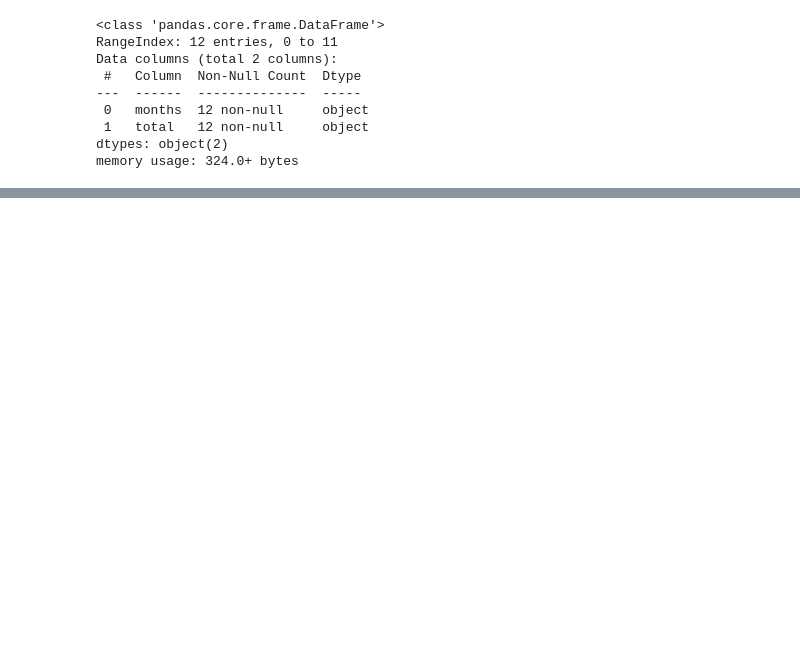
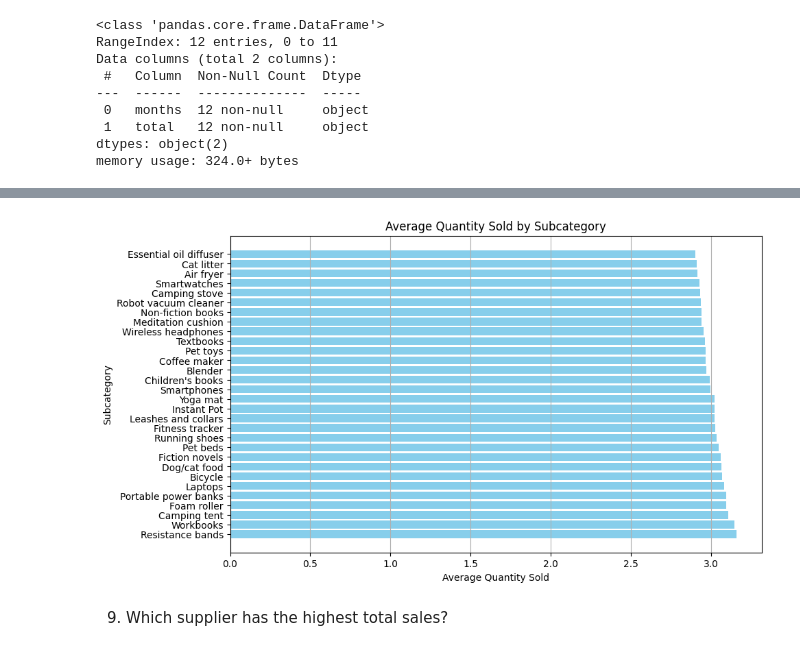
Before and after one commit to Deepak-karmiyal/Mysql-project, a Jupyter notebook: swiftmarket.ipynb, the cells around one changed output, grey strips where cells are left out. Cells and saved outputs as stored; diff of their text form; code cells hidden in the pictures; blank space fills up the shorter version.

```diff
--- a/swiftmarket.ipynb
+++ b/swiftmarket.ipynb
@@ -193,0 +340,9 @@ read_query(query)
+# %%
+query = '''SELECT sc.subcatname, AVG(quantity) AS average_quantity
+FROM salesdata s
+join subcategories sc
+on s.subcatid = sc.subcatid
+GROUP BY s.SubcatID
+order by average_quantity desc;
+'''
+read_query(query)
@@ -193,0 +367,3 @@ read_query(query)
+# %%
+df = read_query(query=query)
+df.info()
@@ -193,0 +380,17 @@ read_query(query)
+# %%
+# Extracting data
+subcategories = df['subcatname']
+average_quantity = df['average_quantity'].astype('float')
+
+# Creating the bar chart
+plt.figure(figsize=(10, 6))
+plt.barh(subcategories, average_quantity, color='skyblue')
+plt.xlabel('Average Quantity Sold')
+plt.ylabel('Subcategory')
+plt.title('Average Quantity Sold by Subcategory')
+plt.grid(axis='x')
+plt.show()
+# %% [output]
+[figure, added]
+# %% [markdown]
+9. Which supplier has the highest total sales?
```
Also changed, not shown: parts of 55 cells of this notebook.
